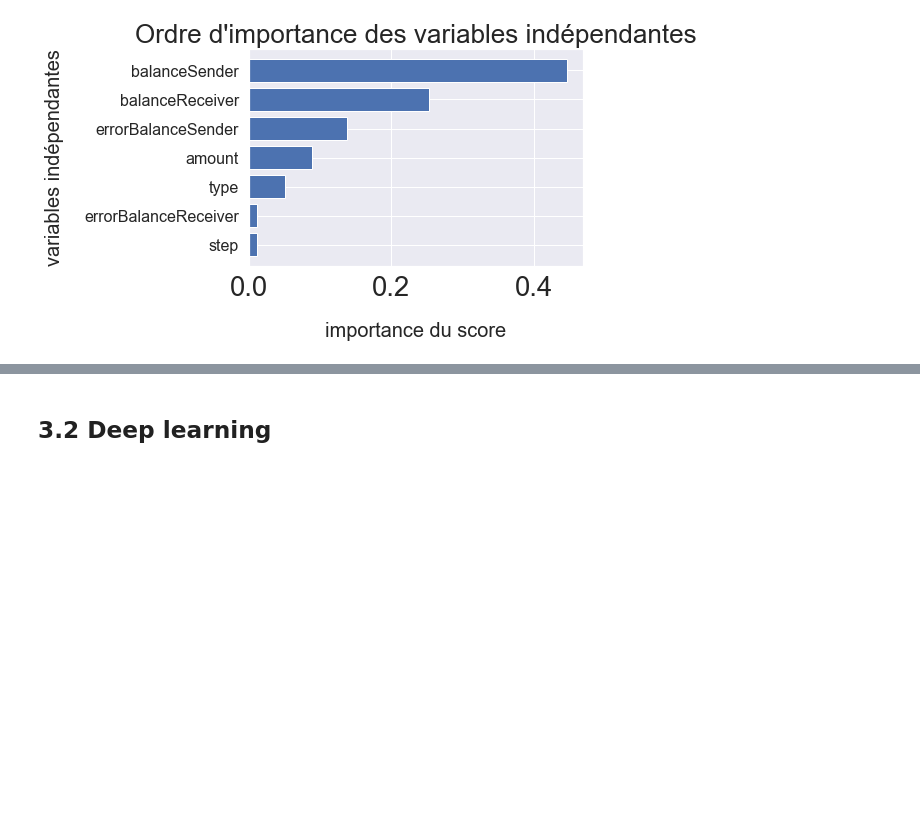
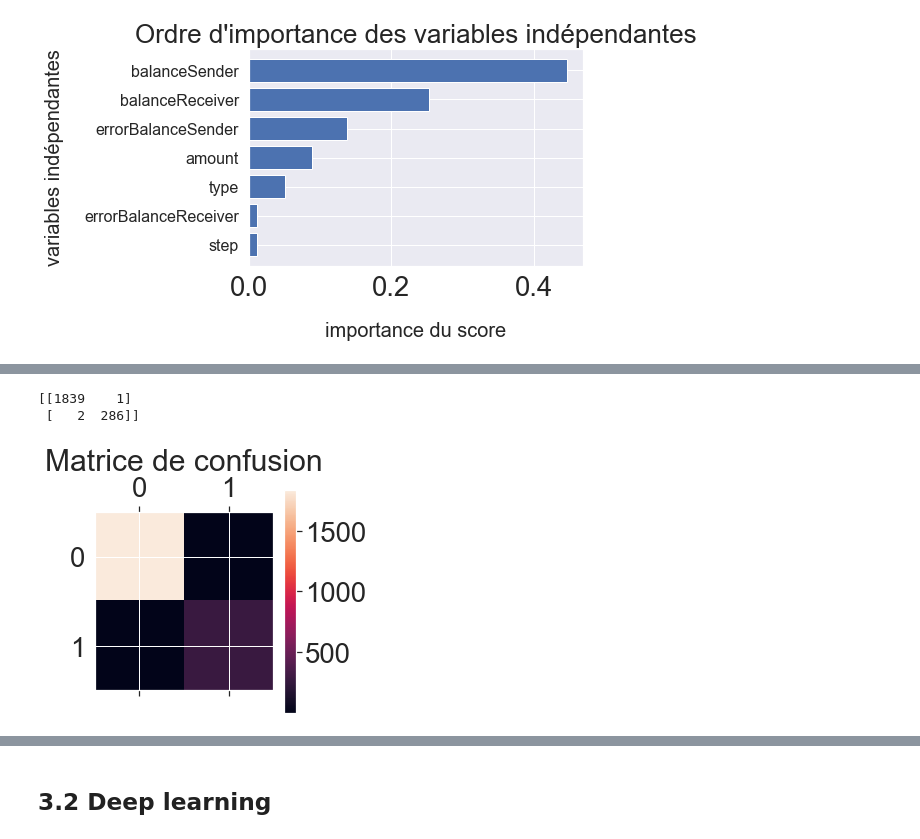
Before and after one commit to ValerieGrimault/ProjetFraude, a Jupyter notebook: traitement_des_donnees/MachineLearning.ipynb, the cells around one changed output, grey strips where cells are left out. Cells and saved outputs as stored; diff of their text form; code cells hidden in the pictures; blank space fills up the shorter version.

```diff
--- a/traitement_des_donnees/MachineLearning.ipynb
+++ b/traitement_des_donnees/MachineLearning.ipynb
@@ -1120,12 +936,0 @@ resul.head()
-# %%
-col = 0
-for model in models:
-    model.fit(X_train,y_train)
-    cross_validat
-    y_pred = model.predict(X_test)
-    resul.iloc[0,col] = accuracy_score(y_test,y_pred)
-    resul.iloc[1,col] = precision_score(y_test,y_pred)
-    resul.iloc[2,col] = f1_score(y_test,y_pred)
-    resul.iloc[3,col] = recall_score(y_test,y_pred)
-    col += 1
-resul.head()
@@ -1186,29 +936,0 @@ warnings.filterwarnings("ignore")
-# %%
-from sklearn.model_selection import KFold
-kf = KFold(n_splits=3)
-
-LR = LogisticRegression()
-SVM = SVC()
-DTC = DecisionTreeClassifier(max_depth = 5, random_state= 42)
-RF = RandomForestClassifier(max_depth = 5, n_estimators= 10, random_state= 42)
-XGBC = XGBClassifier(max_depth = 5, scale_pos_weight = weights, n_jobs = 4)
-
-logis=list()
-svm=list()
-arb=list()
-rfl=list()
-clf=list()
-
-for index_train, index_test in kf.split(d_model):
-    X_train, X_test, y_train, y_test = X[index_train], X[index_test], y[index_train], y[index_test]
-    logis.append(get_score(LR, X_train, X_test, y_train, y_test))
-    svm.append(get_score(SVM, X_train, X_test, y_train, y_test))
-    arb.append(get_score(DTC, X_train, X_test, y_train, y_test))
-    rfl.append(get_score(RF, X_train, X_test, y_train, y_test))
-    clf.append(get_score(XGBC, X_train, X_test, y_train, y_test))
-
-print(np.mean(logis))
-print(np.mean(svm))
-print(np.mean(arb))
-print(np.mean(rfl))
-print(np.mean(clf))
@@ -1252,10 +941,14 @@ def MatriceConfusion (model):
     from sklearn.metrics import confusion_matrix
     cm = confusion_matrix(y_test, y_pred)
     plt.matshow(cm)
-    plt.title('Matrice de confusion', y=1.12)
+    plt.title('Matrice de confusion', y=1)
     plt.colorbar()
     print(cm)
     plt.show()
 # %%
-y_pred = MatriceConfusion(LR)
+y_pred = MatriceConfusion(xgb)
+# %% [output]
+[[1839    1]
+ [   2  286]]
+[figure, added]
 # %%
```
Also changed, not shown: parts of 57 cells of this notebook, 2 other files.
